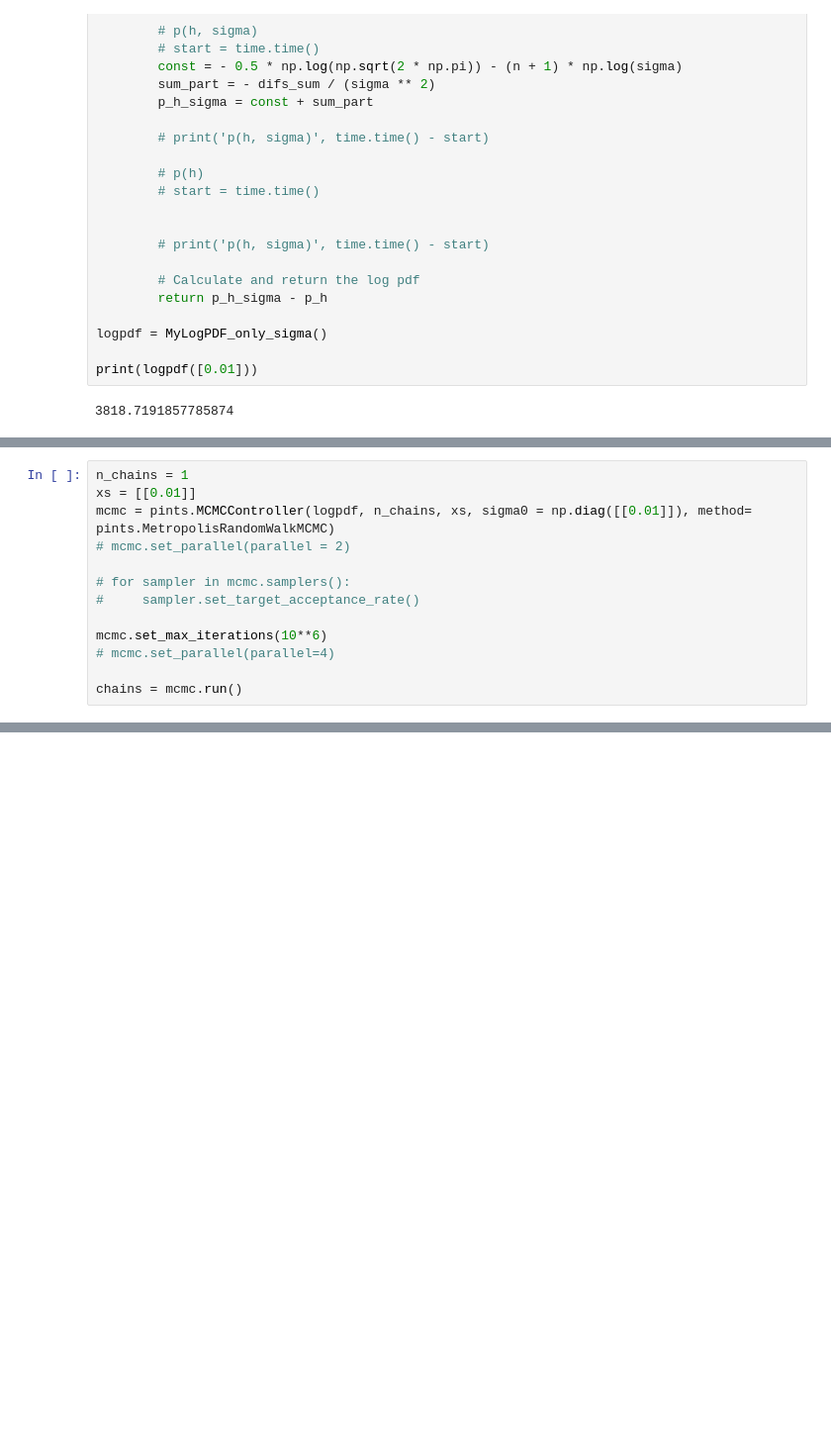
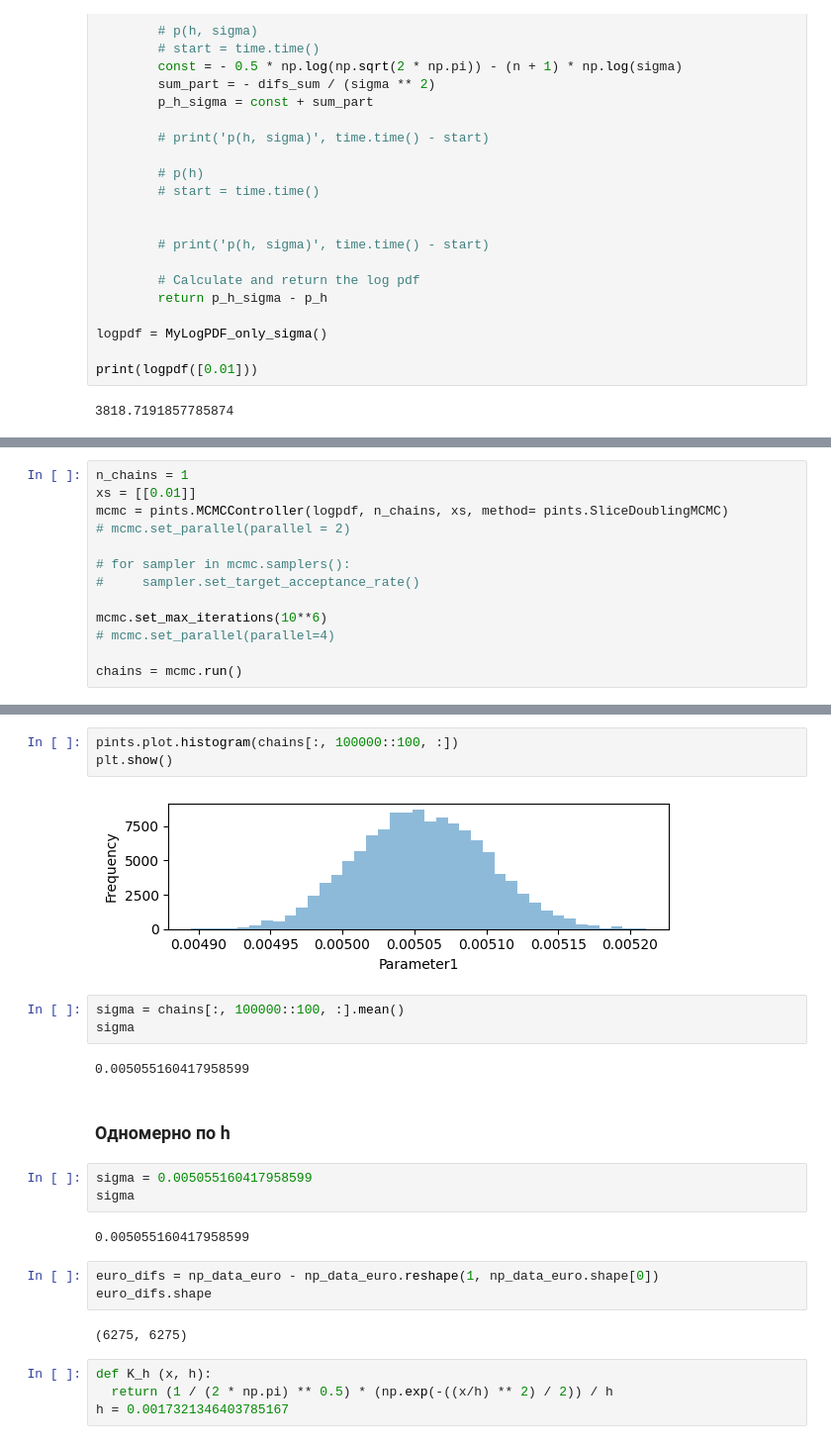
Before and after one commit to AnfimovAleksandr/mag_diploma, a Jupyter notebook: Непараметрический_2.ipynb, the cells around one changed output, grey strips where cells are left out. Shown at 99% size. Cells and saved outputs as stored; diff of their text form; blank space fills up the shorter version.

```diff
--- a/Непараметрический_2.ipynb
+++ b/Непараметрический_2.ipynb
@@ -1520,7 +1512,7 @@ np.int64(1)
 # %%
 n_chains = 1
 xs = [[0.01]]
-mcmc = pints.MCMCController(logpdf, n_chains, xs, sigma0 = np.diag([[0.01]]), method= pints.MetropolisRandomWalkMCMC)
+mcmc = pints.MCMCController(logpdf, n_chains, xs, method= pints.SliceDoublingMCMC)
 # mcmc.set_parallel(parallel = 2)
 
 # for sampler in mcmc.samplers():
@@ -1534,0 +1543,26 @@ AttributeError: module 'numpy' has no attribute 'product'
+# %%
+pints.plot.histogram(chains[:, 100000::100, :])
+plt.show()
+# %% [output]
+[figure, added]
+# %%
+sigma = chains[:, 100000::100, :].mean()
+sigma
+# %% [output]
+0.005055160417958599
+# %% [markdown]
+### Одномерно по h
+# %%
+sigma = 0.005055160417958599
+sigma
+# %% [output]
+0.005055160417958599
+# %%
+euro_difs = np_data_euro - np_data_euro.reshape(1, np_data_euro.shape[0])
+euro_difs.shape
+# %% [output]
+(6275, 6275)
+# %%
+def K_h (x, h):
+  return (1 / (2 * np.pi) ** 0.5) * (np.exp(-((x/h) ** 2) / 2)) / h
+h = 0.0017321346403785167
```
Also changed, not shown: parts of 20 cells of this notebook, 1 other file.
